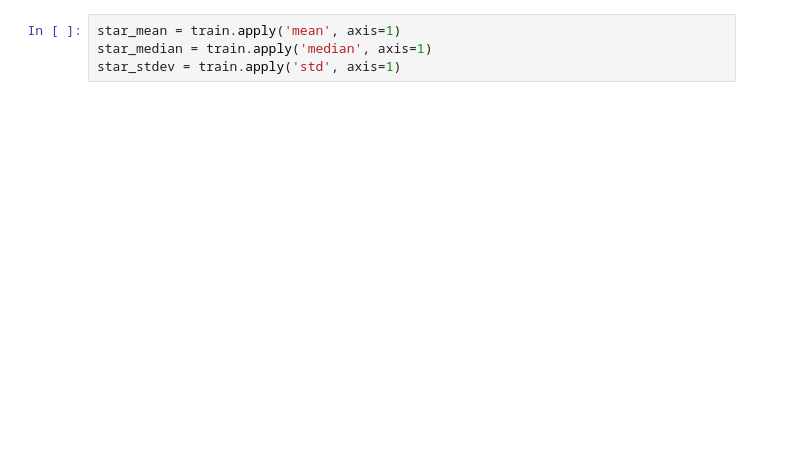
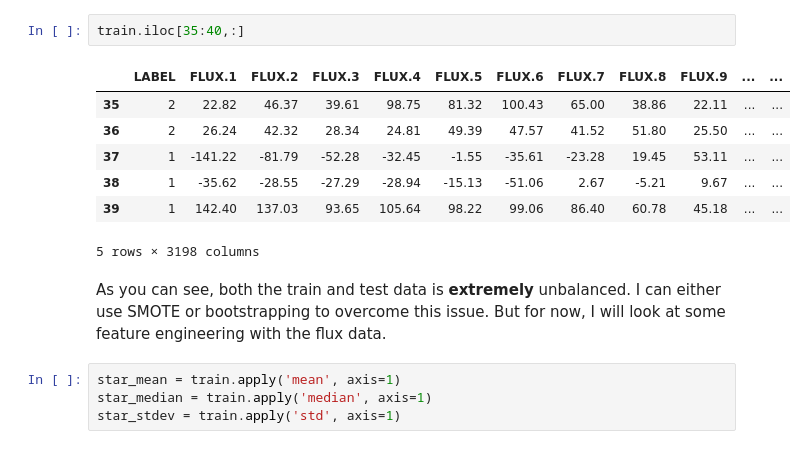
Before and after one commit to jvichare/exoplanet-predictions, a Jupyter notebook: data_exploration.ipynb, the cells around one changed output. Saved outputs shown, nothing was run; the diff lists cells and outputs as text; blank space fills up the shorter version.

```diff
--- a/data_exploration.ipynb
+++ b/data_exploration.ipynb
@@ -42,3 +57,15 @@ test.head()
+# %%
+train.iloc[35:40,:]
+# %% [output]
+|  | LABEL | FLUX.1 | FLUX.2 | FLUX.3 | FLUX.4 | FLUX.5 | FLUX.6 | FLUX.7 | FLUX.8 | FLUX.9 | ... | ... |
+| 35 | 2 | 22.82 | 46.37 | 39.61 | 98.75 | 81.32 | 100.43 | 65.00 | 38.86 | 22.11 | ... | ... |
+| 36 | 2 | 26.24 | 42.32 | 28.34 | 24.81 | 49.39 | 47.57 | 41.52 | 51.80 | 25.50 | ... | ... |
+| 37 | 1 | -141.22 | -81.79 | -52.28 | -32.45 | -1.55 | -35.61 | -23.28 | 19.45 | 53.11 | ... | ... |
+| 38 | 1 | -35.62 | -28.55 | -27.29 | -28.94 | -15.13 | -51.06 | 2.67 | -5.21 | 9.67 | ... | ... |
+| 39 | 1 | 142.40 | 137.03 | 93.65 | 105.64 | 98.22 | 99.06 | 86.40 | 60.78 | 45.18 | ... | ... |
+5 rows × 3198 columns
+# %% [markdown]
+As you can see, both the train and test data is **extremely** unbalanced. I can either use SMOTE or bootstrapping to overcome this issue. But for now, I will look at some feature engineering with the flux data.
 # %%
 star_mean = train.apply('mean', axis=1)
 star_median = train.apply('median', axis=1)
```
Also changed, not shown: parts of 14 cells of this notebook.
